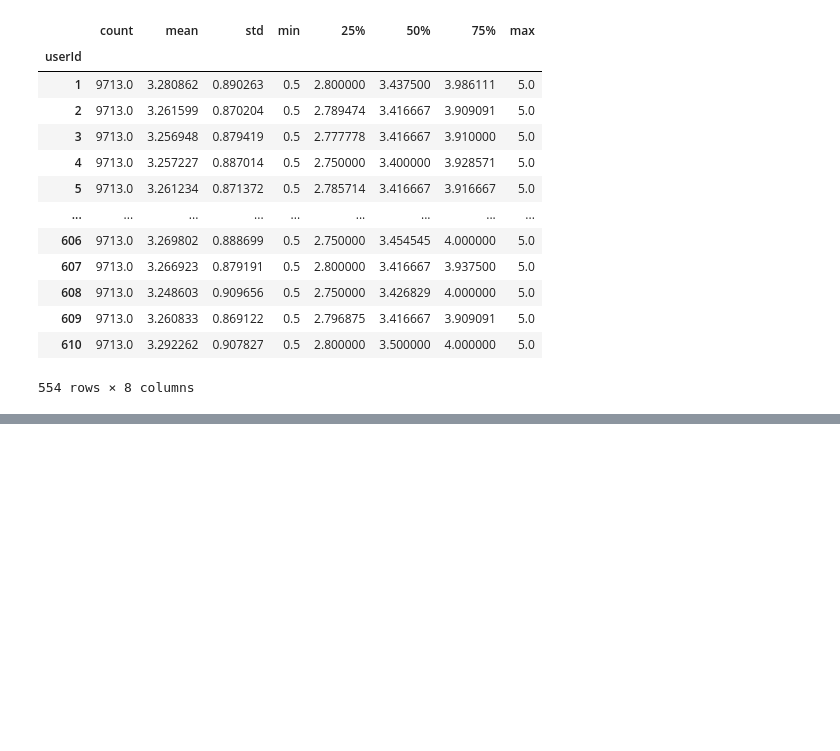
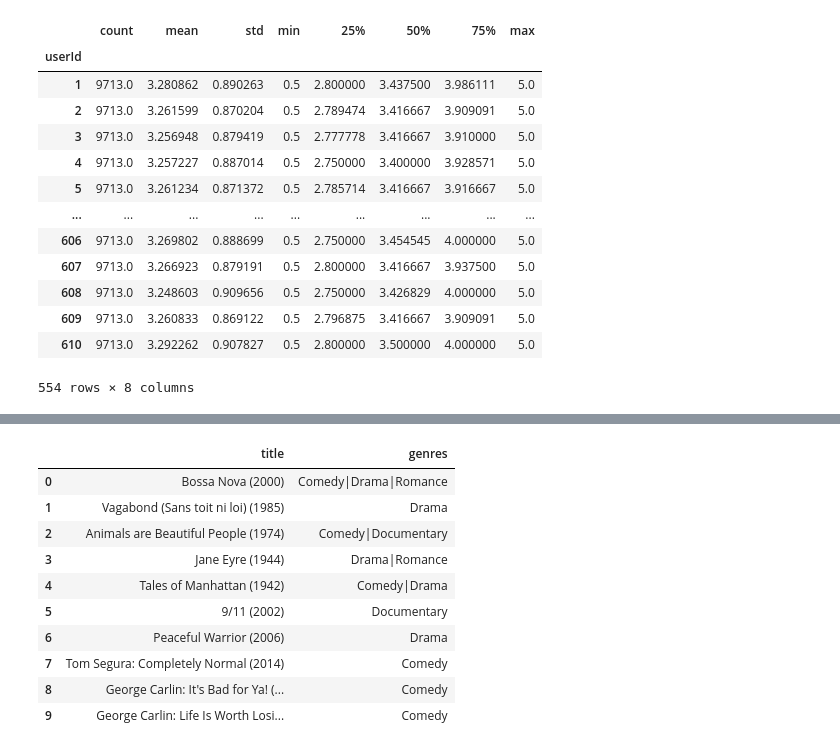
Before and after one commit to kzholtikova/svd-recommendation-algorithm, a Jupyter notebook: movies_recommendations.py.ipynb, the cells around one changed output, grey strips where cells are left out. Cells and saved outputs as stored; diff of their text form; code cells hidden in the pictures; blank space fills up the shorter version.

```diff
--- a/movies_recommendations.py.ipynb
+++ b/movies_recommendations.py.ipynb
@@ -99,0 +135,14 @@ ratings_matrix_filled_info
+# %%
+recommend_movies(443)
+# %% [output]
+|  | title | genres |
+| 0 | Bossa Nova (2000) | Comedy|Drama|Romance |
+| 1 | Vagabond (Sans toit ni loi) (1985) | Drama |
+| 2 | Animals are Beautiful People (1974) | Comedy|Documentary |
+| 3 | Jane Eyre (1944) | Drama|Romance |
+| 4 | Tales of Manhattan (1942) | Comedy|Drama |
+| 5 | 9/11 (2002) | Documentary |
+| 6 | Peaceful Warrior (2006) | Drama |
+| 7 | Tom Segura: Completely Normal (2014) | Comedy |
+| 8 | George Carlin: It's Bad for Ya! (... | Comedy |
+| 9 | George Carlin: Life Is Worth Losi... | Comedy |
```
Also changed, not shown: parts of 9 cells of this notebook.
